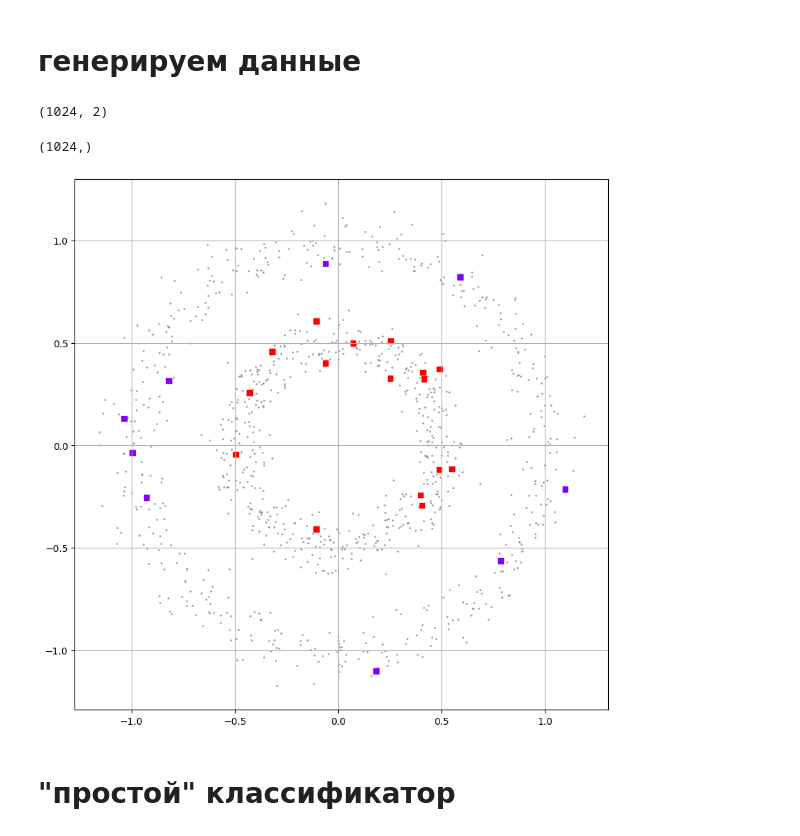
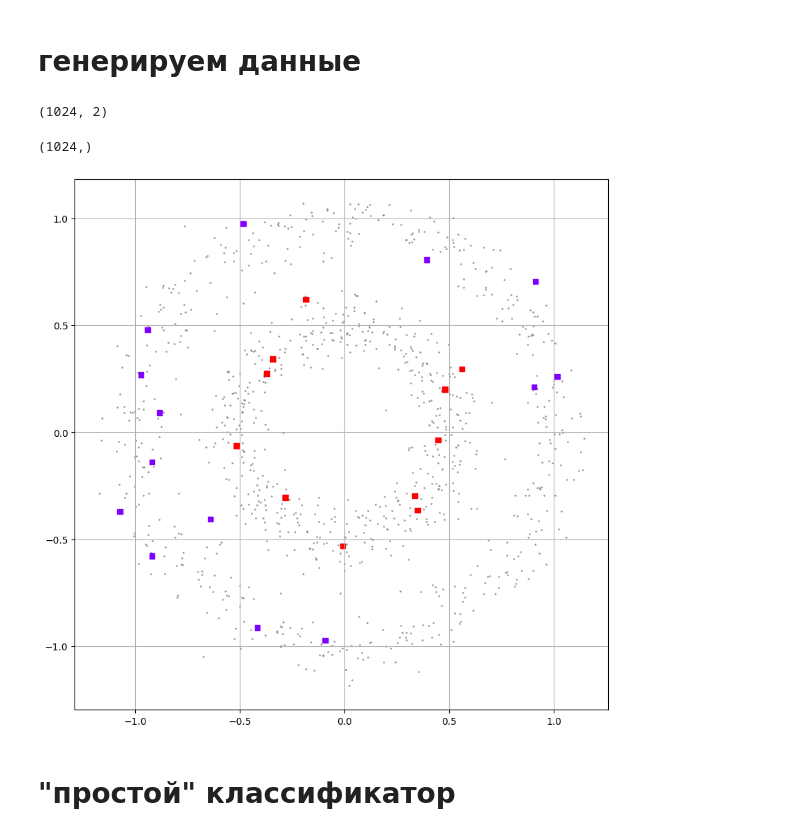
Before and after one commit to mechanoid5/ml_lectorium_2026_I, a Jupyter notebook: examples/17-trunsductive-learning/01-trunsductive.ipynb, the cells around one changed output. Cells and saved outputs as stored; diff of their text form; code cells hidden in the pictures.

```diff
--- a/examples/17-trunsductive-learning/01-trunsductive.ipynb
+++ b/examples/17-trunsductive-learning/01-trunsductive.ipynb
@@ -25,35 +25,35 @@ from numpy import random as rng
 n_samples=1024
 
 # генерируем датасет
 
 # from sklearn.datasets import make_moons
 # X, target = make_moons(n_samples=n_samples,noise=.1)
 
 from sklearn.datasets import make_circles
-X, target = make_circles(n_samples=n_samples,noise=.07,factor=0.5)
+X, target = make_circles(n_samples=n_samples,noise=.08,factor=0.5)
 display( X.shape, target.shape )
 
 
 # случайным образом делим датасет на размеченный и неразмеченный
 from sklearn.model_selection import train_test_split
 
 train_size=n_samples//40
 ( _, _, target_train, _, indices_train, indices_test ) = train_test_split( X, target, np.arange(n_samples), train_size=train_size )
 
 # разметка должна содержать позитивные и негативные метки
 assert 0 < target_train.sum() < train_size
 
 from matplotlib import pyplot as plt
 
 fig,ax = plt.subplots(1,figsize=(10,10))
 ax.scatter(X[indices_test,0], X[indices_test,1],  c='grey',s=1,alpha=0.7)
 ax.scatter(X[indices_train,0],X[indices_train,1], c=target_train, cmap='rainbow',s=30, marker='s' )
 ax.grid()
 plt.show()
 # %% [output]
 (1024, 2)
 (1024,)
-[figure, old version]
+[figure, new version]
 # %% [markdown]
 # "простой" классификатор
 # %%
```
Also changed, not shown: parts of 7 cells of this notebook, 2 other files.
